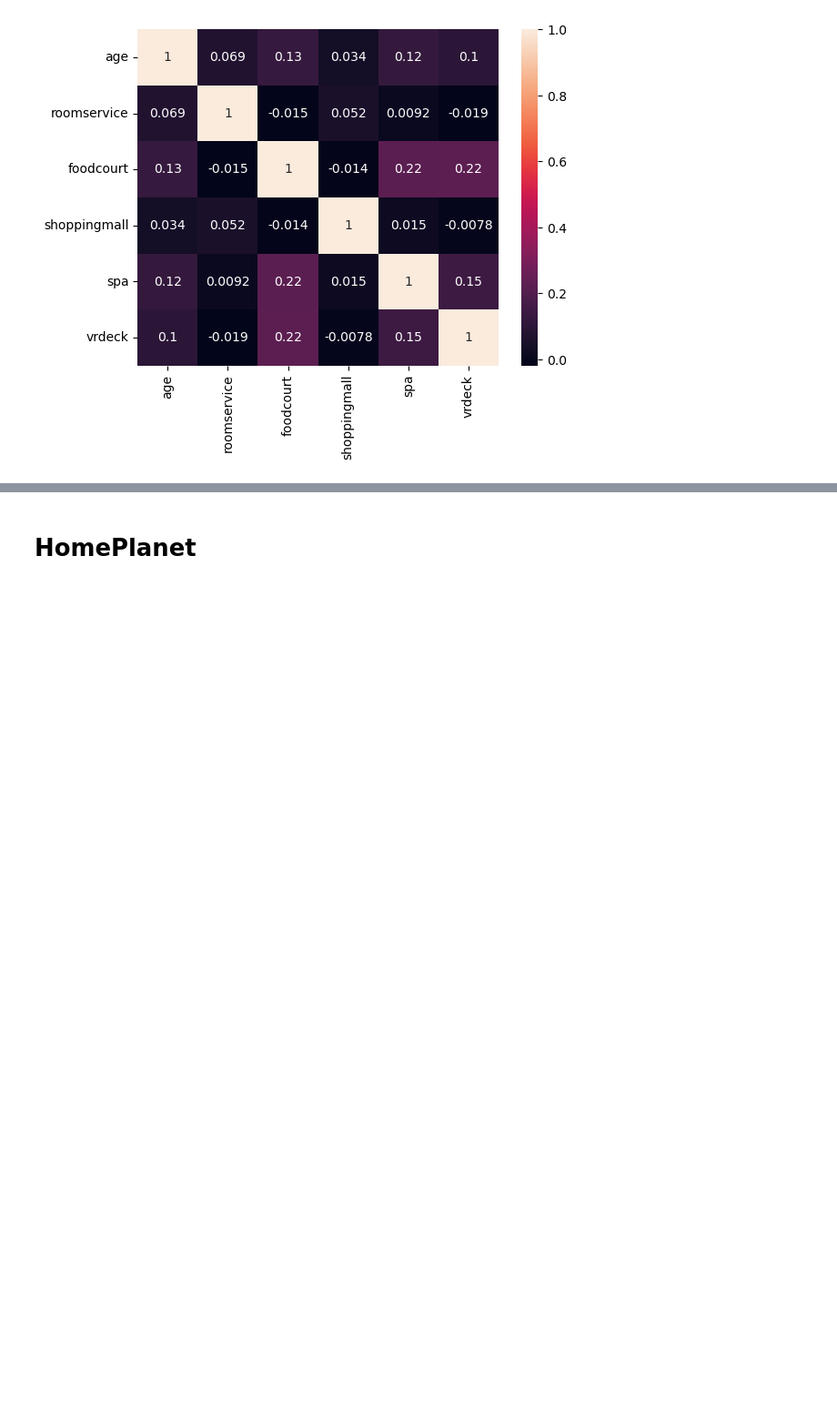
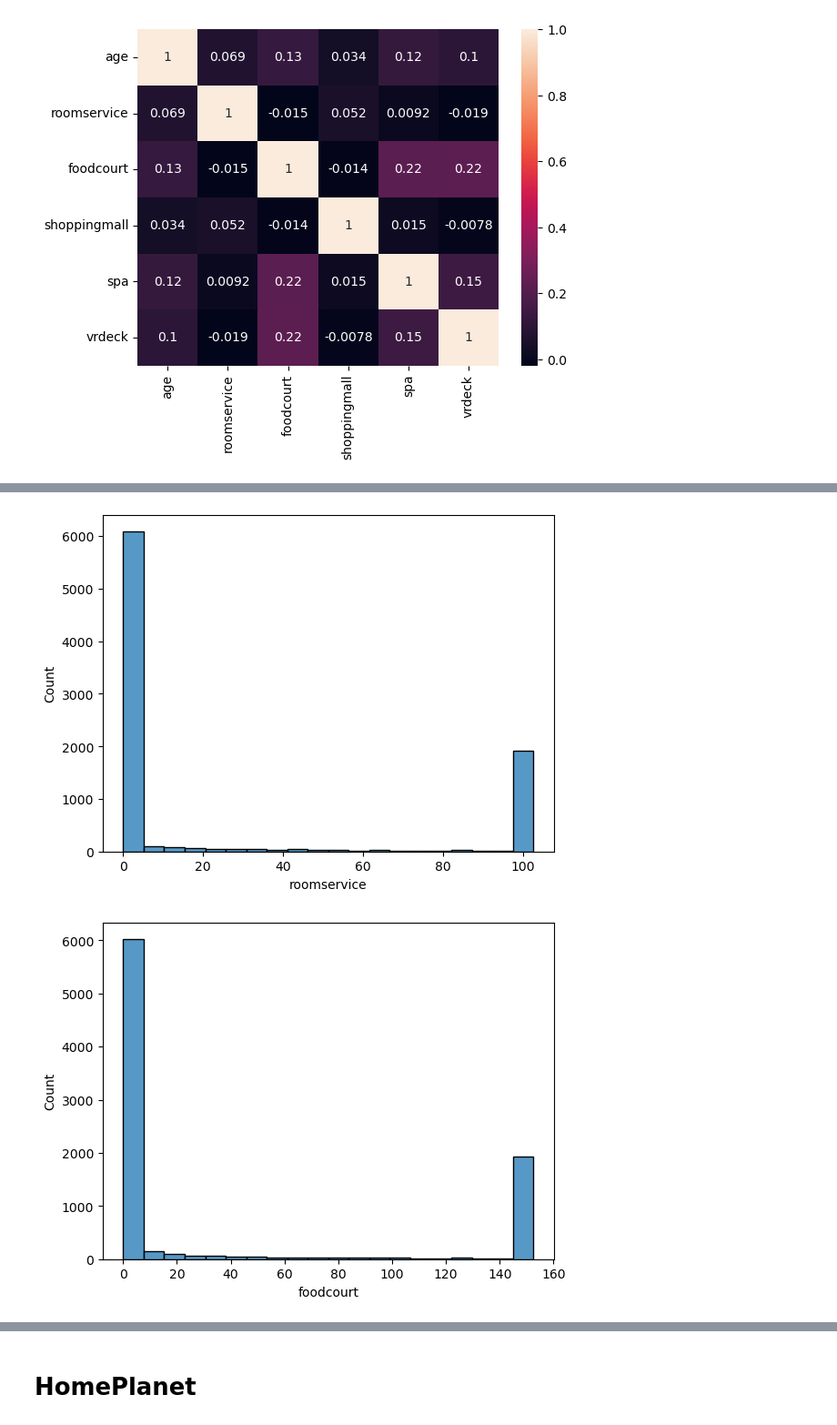
Before and after one commit to heereenveen/Kaggle, a Jupyter notebook: Spaceship Titanic/spaceship_titanic.ipynb, the cells around one changed output, grey strips where cells are left out. Shown: that part at 91% size. Cells and saved outputs as stored; diff of their text form; code cells hidden in the pictures; blank space fills up the shorter version.

```diff
--- a/Spaceship Titanic/spaceship_titanic.ipynb
+++ b/Spaceship Titanic/spaceship_titanic.ipynb
@@ -132,0 +159,7 @@ sns.heatmap(correlation, annot=True)
+# %%
+for i in outliers_columns:
+    sns.histplot(data=data_train, x=i, bins=20)
+    plt.show()
+# %% [output]
+[figure, added]
+[figure, added]
```
Also changed, not shown: parts of 4 cells of this notebook.
